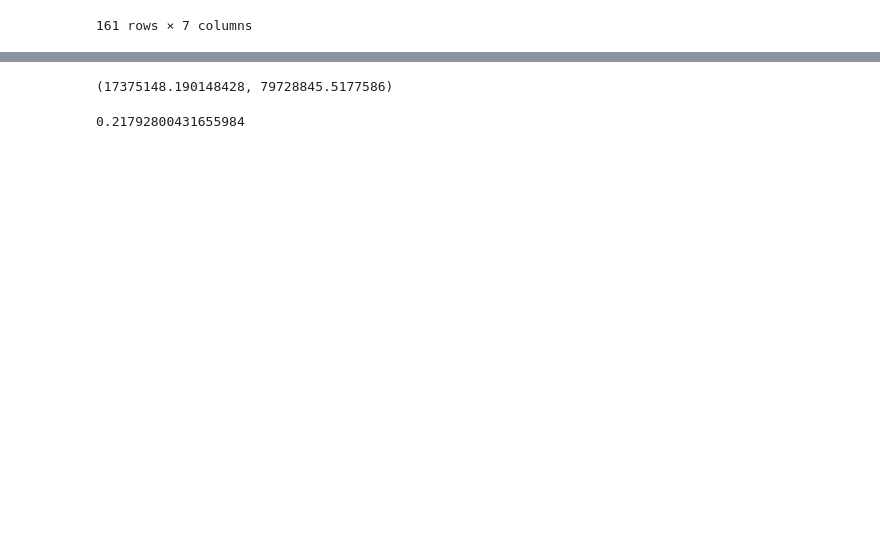
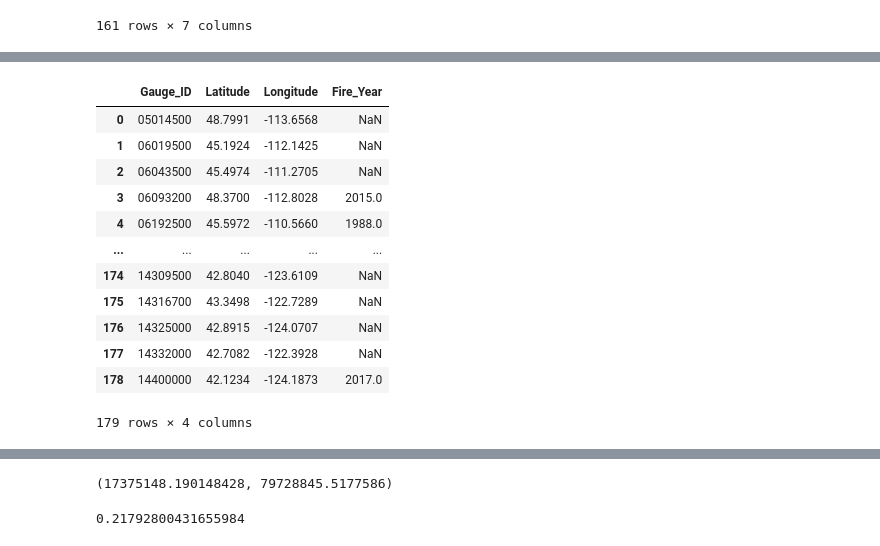
Before and after one commit to mariannecowherd/snow_fires, a Jupyter notebook: scripts/seasonal_snow_zone.ipynb, the cells around one changed output, grey strips where cells are left out. Cells and saved outputs as stored; diff of their text form; code cells hidden in the pictures; blank space fills up the shorter version.

```diff
--- a/scripts/seasonal_snow_zone.ipynb
+++ b/scripts/seasonal_snow_zone.ipynb
@@ -219,0 +276,16 @@ with open(datadir + 'burn_snow_history.pickle', 'wb') as handle:
+# %%
+streamflow_metadata
+# %% [output]
+|  | Gauge_ID | Latitude | Longitude | Fire_Year |
+| 0 | 05014500 | 48.7991 | -113.6568 | NaN |
+| 1 | 06019500 | 45.1924 | -112.1425 | NaN |
+| 2 | 06043500 | 45.4974 | -111.2705 | NaN |
+| 3 | 06093200 | 48.3700 | -112.8028 | 2015.0 |
+| 4 | 06192500 | 45.5972 | -110.5660 | 1988.0 |
+| ... | ... | ... | ... | ... |
+| 174 | 14309500 | 42.8040 | -123.6109 | NaN |
+| 175 | 14316700 | 43.3498 | -122.7289 | NaN |
+| 176 | 14325000 | 42.8915 | -124.0707 | NaN |
+| 177 | 14332000 | 42.7082 | -122.3928 | NaN |
+| 178 | 14400000 | 42.1234 | -124.1873 | 2017.0 |
+179 rows × 4 columns
```
Also changed, not shown: parts of 21 cells of this notebook, 16 other files.
